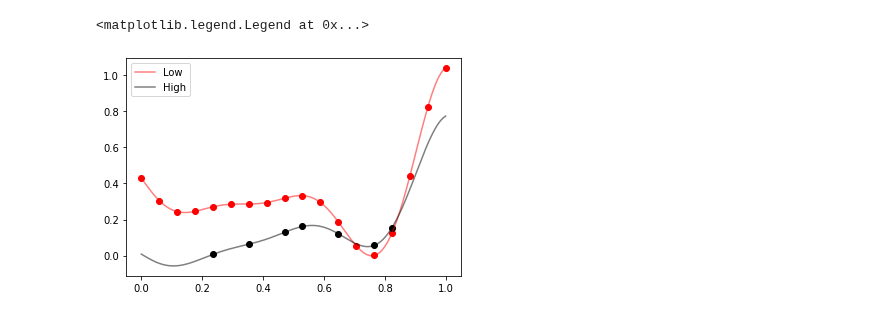
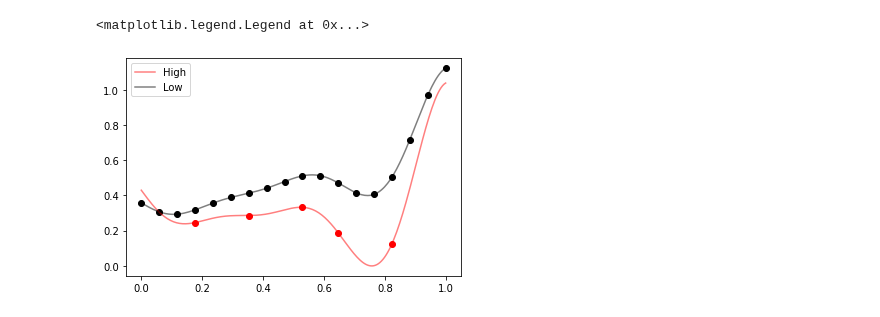
Before and after one commit to mingdeyu/DGP, a Jupyter notebook: synthetic_examples/multi_fidelity.ipynb, the cells around one changed output. Drawn from its saved outputs; the diff is of its cells as text; code cells hidden in the pictures.

```diff
--- a/synthetic_examples/multi_fidelity.ipynb
+++ b/synthetic_examples/multi_fidelity.ipynb
@@ -5,22 +5,22 @@ import matplotlib.pyplot as plt
 # %%
 #Creating high and low fidelity functions
 n=18
 X=np.linspace(0,1.,n)[:,None]
 f1= lambda x: ((6*x-2)**2*np.sin(12*x-4)+6)/21
-f2= lambda x: 0.6*f1(x)+0.4*(x-0.5)-0.05
+f2= lambda x: 0.6*f1(x)+0.4*(x-0.5)+0.3
 Y1=np.array([f1(x) for x in X]).reshape(-1,1)
 Y2=np.array([f2(x) for x in X]).reshape(-1,1)
-Y2[np.array([0,1,2,3,5,7,10,12,15,16,17]),:]=np.nan
+Y1[np.array([0,1,2,4,5,7,8,10,12,13,15,16,17]),:]=np.nan
 Xt=np.linspace(0,1.,200)[:,None]
 Yt1=np.array([f1(x) for x in Xt]).flatten()
 Yt2=np.array([f2(x) for x in Xt]).flatten()
 plt.plot(Xt,Yt1,color='r',alpha=0.5)
 plt.plot(Xt,Yt2,color='black',alpha=0.5)
 plt.scatter(X,Y1,color='r')
 plt.scatter(X,Y2,color='black')
-plt.legend(["Low","High"])
+plt.legend(["High","Low"])
 # %% [output]
 <matplotlib.legend.Legend at 0x...>
-[figure, old version]
+[figure, new version]
 # %%
 #Construct a four-layers DGP structure (with 2 effective two-layered DGPs) where the first two layers emulating the low fidelity model and the last two layers emulating the relationship between the output of low fidelity model and that of the high fidelity. We have the global input connected to the node in the third layer to inform the second DGP that the output also relates to the global input.
```
Also changed, not shown: parts of 6 cells of this notebook, 4 other files.
